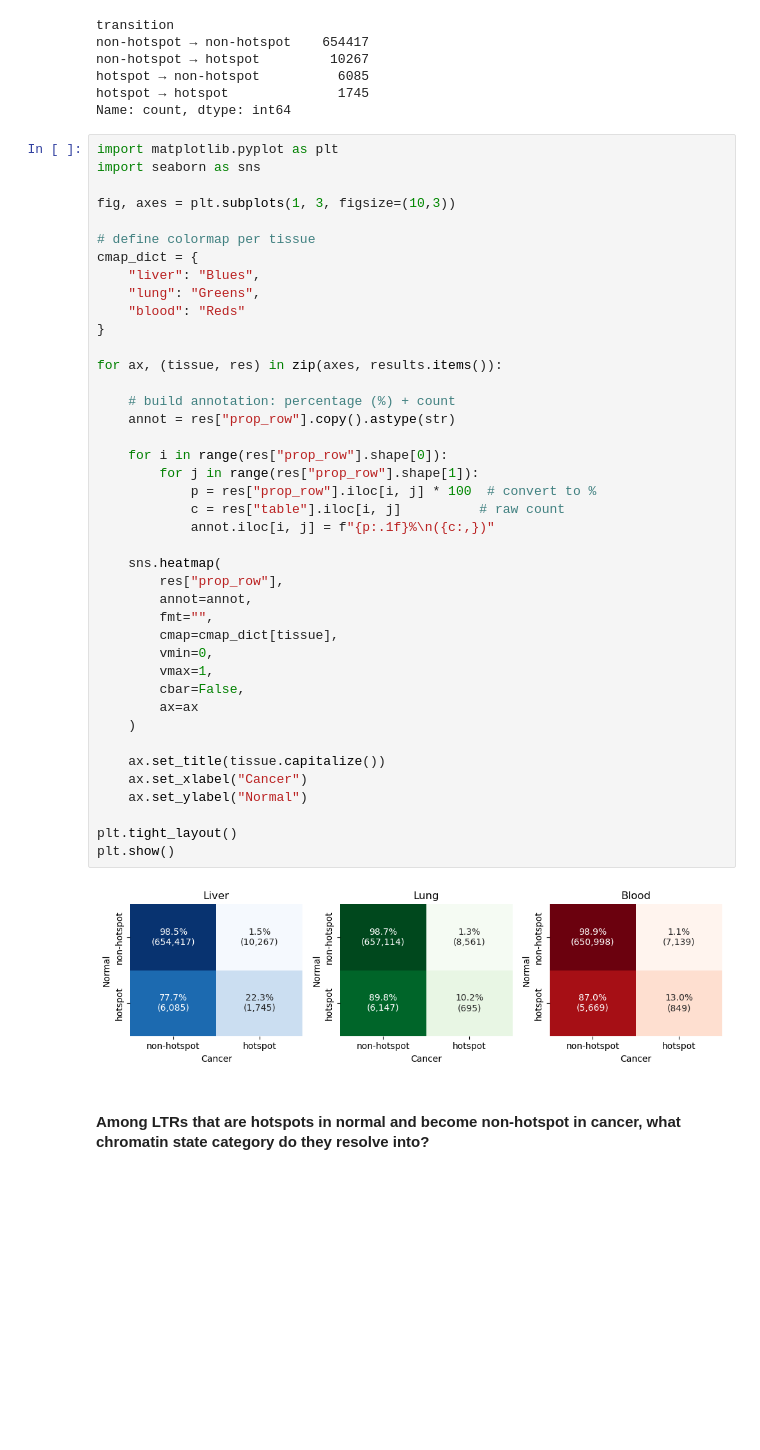
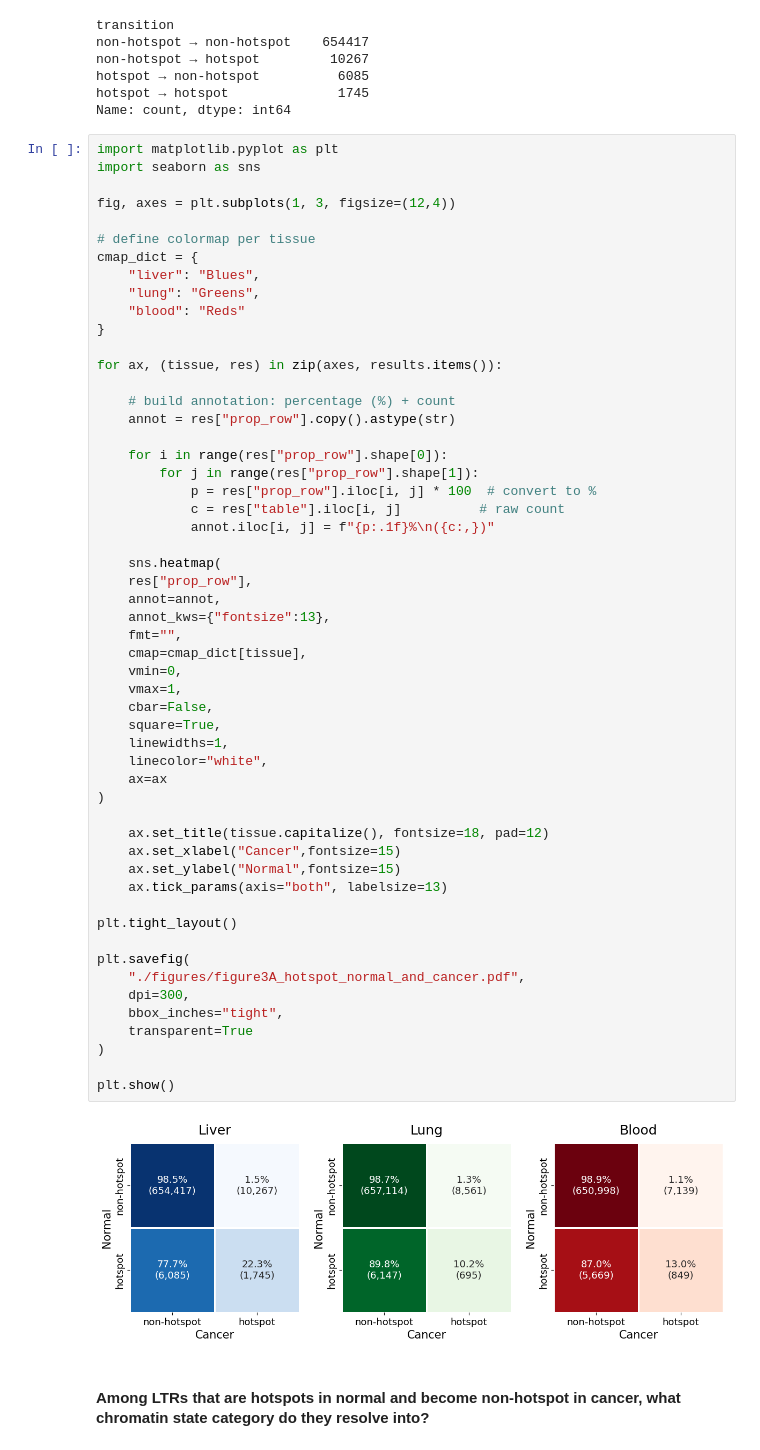
Before and after one commit to caocao0525/HERV, a Jupyter notebook: herv_all_hotspot_analysis.ipynb, the cells around one changed output. Cells and saved outputs as stored; diff of their text form; blank space fills up the shorter version.

```diff
--- a/herv_all_hotspot_analysis.ipynb
+++ b/herv_all_hotspot_analysis.ipynb
@@ -1075,46 +1075,59 @@ Name: count, dtype: int64
 # %%
 import matplotlib.pyplot as plt
 import seaborn as sns
 
-fig, axes = plt.subplots(1, 3, figsize=(10,3))
+fig, axes = plt.subplots(1, 3, figsize=(12,4))
 
 # define colormap per tissue
 cmap_dict = {
     "liver": "Blues",
     "lung": "Greens",
     "blood": "Reds"
 }
 
 for ax, (tissue, res) in zip(axes, results.items()):
 
     # build annotation: percentage (%) + count
     annot = res["prop_row"].copy().astype(str)
 
     for i in range(res["prop_row"].shape[0]):
         for j in range(res["prop_row"].shape[1]):
             p = res["prop_row"].iloc[i, j] * 100  # convert to %
             c = res["table"].iloc[i, j]          # raw count
             annot.iloc[i, j] = f"{p:.1f}%\n({c:,})"
 
     sns.heatmap(
-        res["prop_row"],
-        annot=annot,
-        fmt="",
-        cmap=cmap_dict[tissue],
-        vmin=0,
-        vmax=1,
-        cbar=False,
-        ax=ax
-    )
+    res["prop_row"],
+    annot=annot,
+    annot_kws={"fontsize":13},
+    fmt="",
+    cmap=cmap_dict[tissue],
+    vmin=0,
+    vmax=1,
+    cbar=False,
+    square=True,
+    linewidths=1,
+    linecolor="white",
+    ax=ax
+)
 
-    ax.set_title(tissue.capitalize())
-    ax.set_xlabel("Cancer")
-    ax.set_ylabel("Normal")
+    ax.set_title(tissue.capitalize(), fontsize=18, pad=12)
+    ax.set_xlabel("Cancer",fontsize=15)
+    ax.set_ylabel("Normal",fontsize=15)
+    ax.tick_params(axis="both", labelsize=13)
 
 plt.tight_layout()
+
+plt.savefig(
+    "./figures/figure3A_hotspot_normal_and_cancer.pdf",
+    dpi=300,
+    bbox_inches="tight",
+    transparent=True
+)
+
 plt.show()
 # %% [output]
-[figure, old version]
+[figure, new version]
 # %% [markdown]
 #### Among LTRs that are hotspots in normal and become non-hotspot in cancer, what chromatin state category do they resolve into?
 # %%
```
Also changed, not shown: parts of 16 cells of this notebook, 5 other files.
